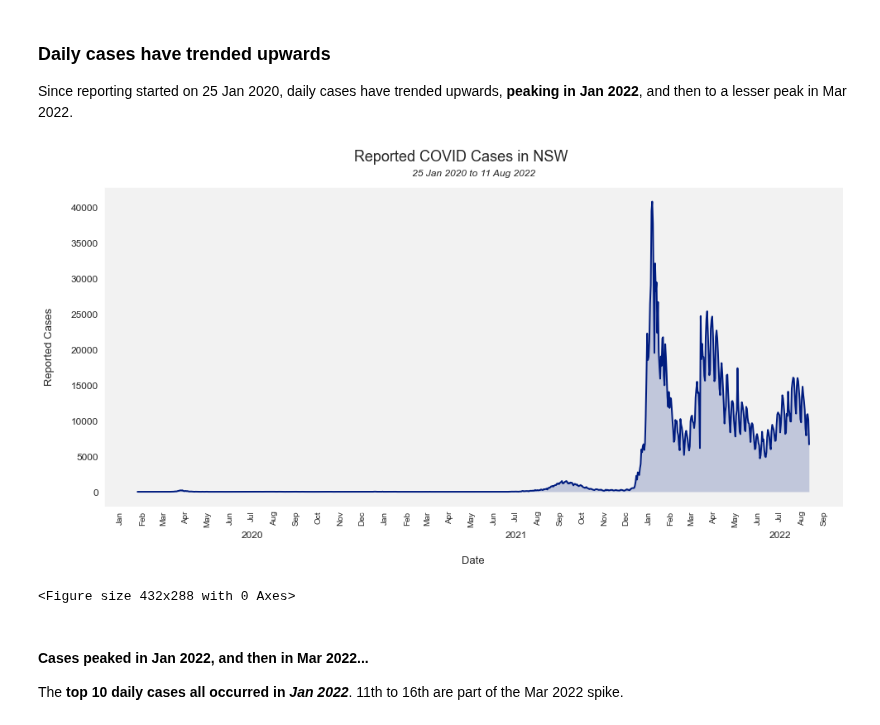
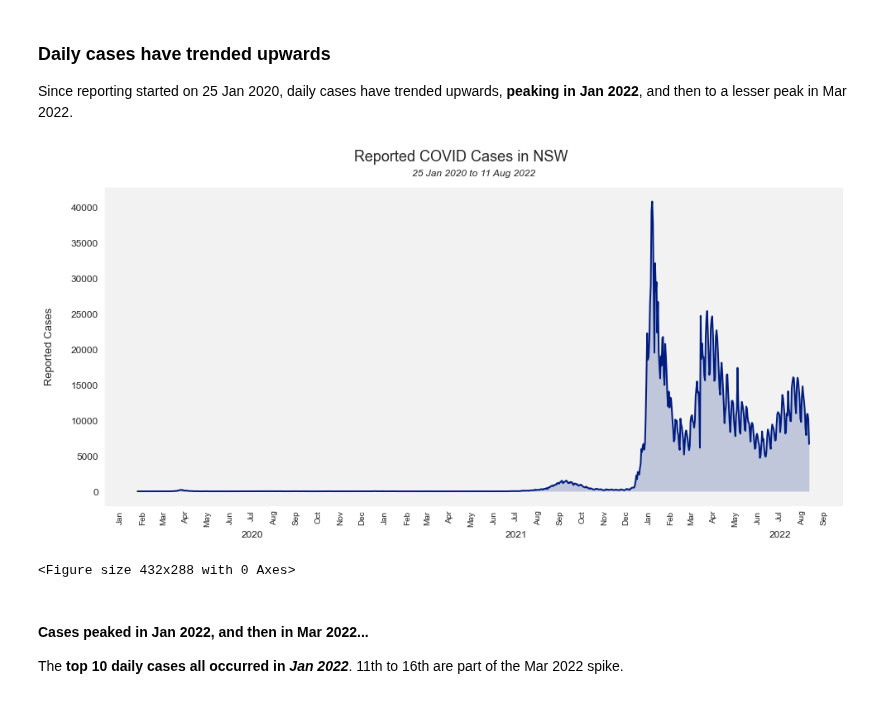
Before and after one commit to henrylin03/covid-nsw, a Jupyter notebook: covid-nsw.ipynb, the cells around one changed output. Drawn from its saved outputs; the diff is of its cells as text; code cells hidden in the pictures.

Commit message:
update markdown insights, remove x-label on area plot

```diff
--- a/covid-nsw.ipynb
+++ b/covid-nsw.ipynb
@@ -131,36 +126,35 @@ daily_cases = pd.read_sql_query(
 # transforming and extracting from DataFrame for visualisation
 daily_cases["date"] = pd.to_datetime(daily_cases["date"], format="%Y-%m-%d")
 start_date = daily_cases.date.min().strftime("%d %b %Y")
 end_date = daily_cases.date.max().strftime("%d %b %Y")
 
 # plotting visualisation
 sns.set_style("dark", {"axes.facecolor": "0.95"})
 sns.set_palette("dark")
 
 fig, ax = plt.subplots(figsize=(16, 7))
 sns.lineplot(x="date", y="reported_cases", data=daily_cases, ax=ax, linewidth=2)
 plt.fill_between(x=daily_cases["date"], y1=daily_cases["reported_cases"], alpha=0.2)
 
 # setting x-axis ticks
 ax.xaxis.set_minor_locator(md.MonthLocator(bymonth=range(13)))
 ax.xaxis.set_minor_formatter(md.DateFormatter("%b"))
 ax.xaxis.set_major_locator(md.YearLocator(month=7, day=2))
 ax.xaxis.set_major_formatter(md.DateFormatter("\n\n%Y"))
 plt.setp(ax.xaxis.get_minorticklabels(), rotation=90)
 ax.tick_params(axis="both", labelsize=12)
 
 # modifying line-chart parameters
 ax.figure.suptitle("Reported COVID Cases in NSW", fontsize=18)
 ax.set_title(f"{start_date} to {end_date}", y=1.02, style="italic")
-ax.set_xlabel("Date", fontsize=13, labelpad=20)
 ax.set_ylabel("Reported Cases", fontsize=13, labelpad=20)
-
+ax.set_xlabel(None)
 fig.subplots_adjust(top=0.89)
 
 plt.show()
 plt.clf()
 # %% [output]
-[figure, old version]
+[figure, new version]
 <Figure size 432x288 with 0 Axes>
 # %% [markdown]
 #### Cases peaked in Jan 2022, and then in Mar 2022...
```
Also changed, not shown: parts of 7 cells of this notebook.
